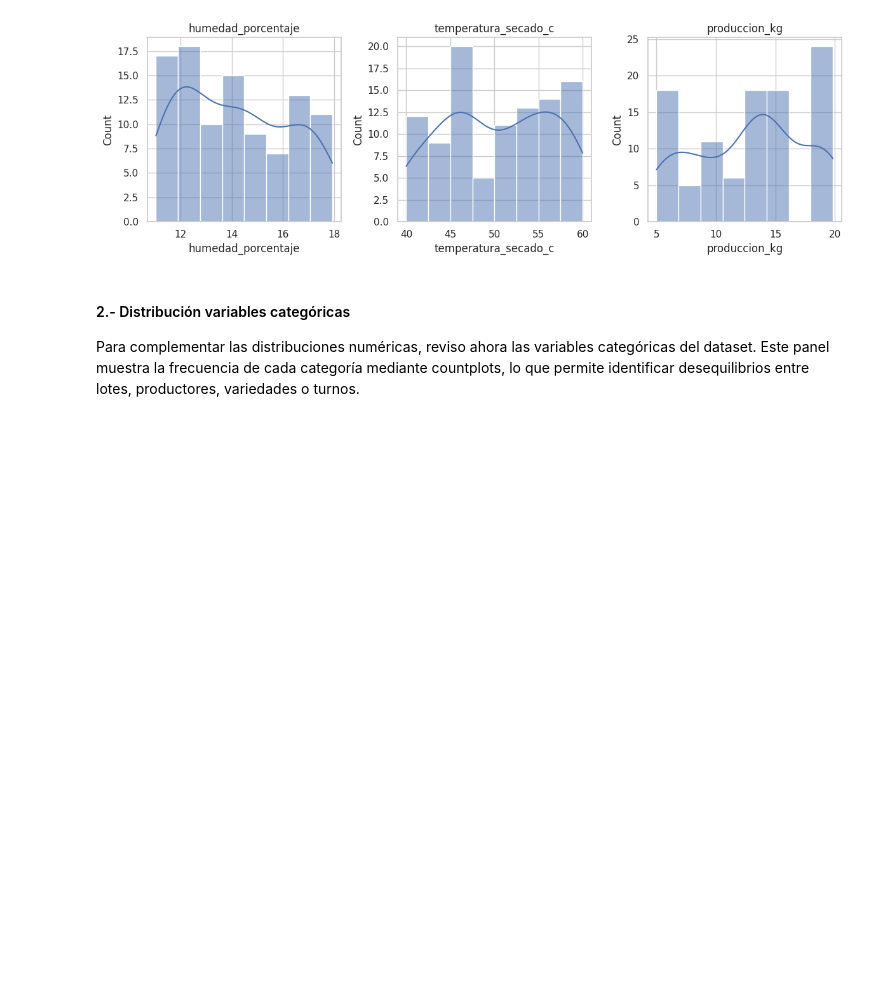
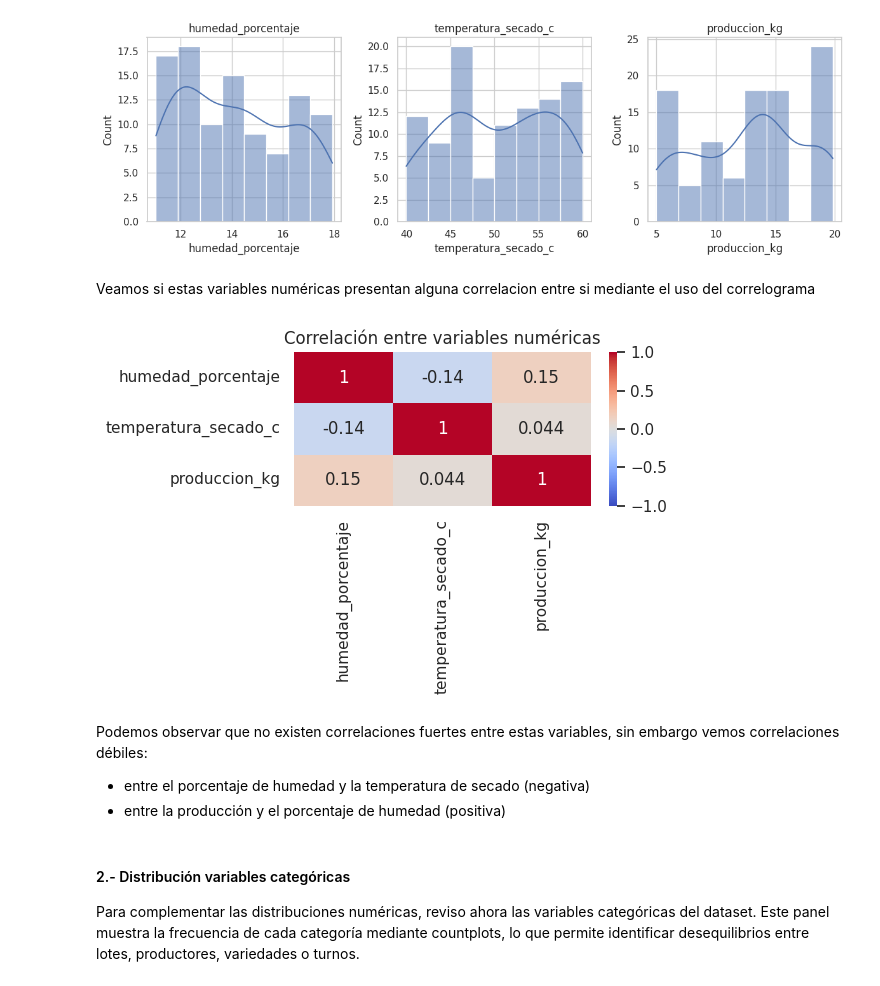
Before and after one commit to fcMeade1/maiz_vistrosidad, a Jupyter notebook: notebooks/analisis_maiz_fcm.ipynb, the cells around one changed output. Cells and saved outputs as stored; diff of their text form; code cells hidden in the pictures; blank space fills up the shorter version.

```diff
--- a/notebooks/analisis_maiz_fcm.ipynb
+++ b/notebooks/analisis_maiz_fcm.ipynb
@@ -186,6 +183,26 @@ def panel_distribuciones(df):
 panel_distribuciones(df)
 # %% [output]
 [figure]
+# %% [markdown]
+Veamos si estas variables numéricas presentan alguna correlacion entre si mediante el uso del correlograma
+# %%
+def correlograma_numericas(df):
+    corr = df[num_cols].corr()
+
+    plt.figure(figsize=(6, 4))
+    sns.heatmap(corr, annot=True, cmap="coolwarm", vmin=-1, vmax=1)
+    plt.title("Correlación entre variables numéricas")
+    plt.tight_layout()
+    plt.show()
+
+correlograma_numericas(df)
+# %% [output]
+[figure, added]
+# %% [markdown]
+Podemos observar que no existen correlaciones fuertes entre estas variables, sin embargo vemos correlaciones débiles:
+
+ - entre el porcentaje de humedad y la temperatura de secado (negativa)
+ - entre la producción y el porcentaje de humedad (positiva)
 # %% [markdown]
 #### 2.- Distribución variables categóricas
 
```
Also changed, not shown: parts of 9 cells of this notebook.
